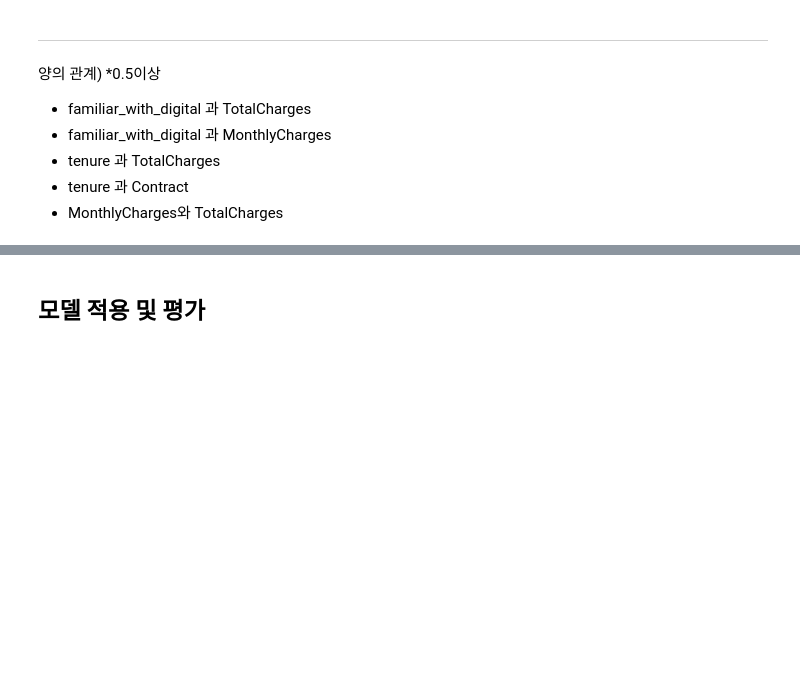
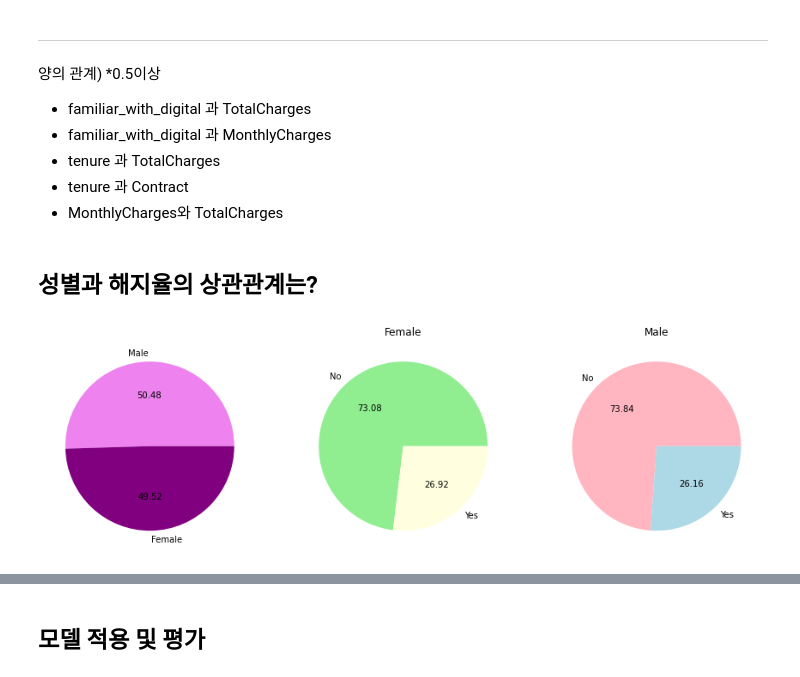
Before and after one commit to PingPingE/Kaggle-Telco_customer_churn, a Jupyter notebook: telco-customer-churn.ipynb, the cells around one changed output, grey strips where cells are left out. Saved outputs shown, nothing was run; the diff lists cells and outputs as text; code cells hidden in the pictures; blank space fills up the shorter version.

```diff
--- a/telco-customer-churn.ipynb
+++ b/telco-customer-churn.ipynb
@@ -618,3 +630,21 @@ plt.show()
 - tenure 과 TotalCharges
 - tenure 과 Contract
 - MonthlyCharges와 TotalCharges
+# %% [markdown]
+## 성별과 해지율의 상관관계는?
+# %%
+plt.figure(figsize=(15,5))
+plt.subplot(1,3,1)
+plt.pie(main_df.gender.value_counts(), autopct="%.2f", labels =main_df.gender.value_counts().keys(),colors = ['violet', 'purple'])
+#남녀 Yes/No 비율
+fe = main_df.loc[main_df.gender=='Female']
+ma = main_df.loc[main_df.gender=='Male']
+plt.subplot(1,3,2)
+plt.title("Female")
+plt.pie(fe.Churn.value_counts(), labels = fe.Churn.value_counts().keys(), autopct = "%.2f", colors =['lightgreen', 'lightyellow'])
+plt.subplot(1,3,3)
+plt.title("Male")
+plt.pie(ma.Churn.value_counts(), labels = ma.Churn.value_counts().keys(), autopct = "%.2f", colors =['lightpink', 'lightblue'])
+plt.show()
+# %% [output]
+[figure, added]
```
Also changed, not shown: parts of 19 cells of this notebook.
